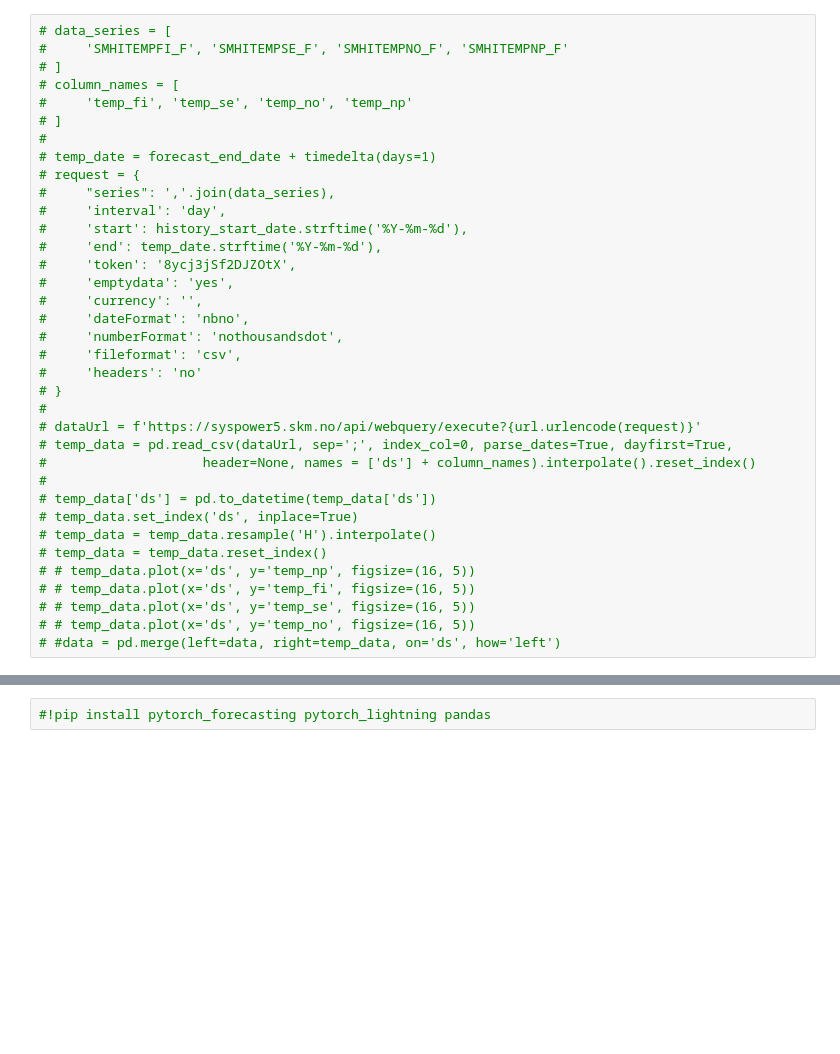
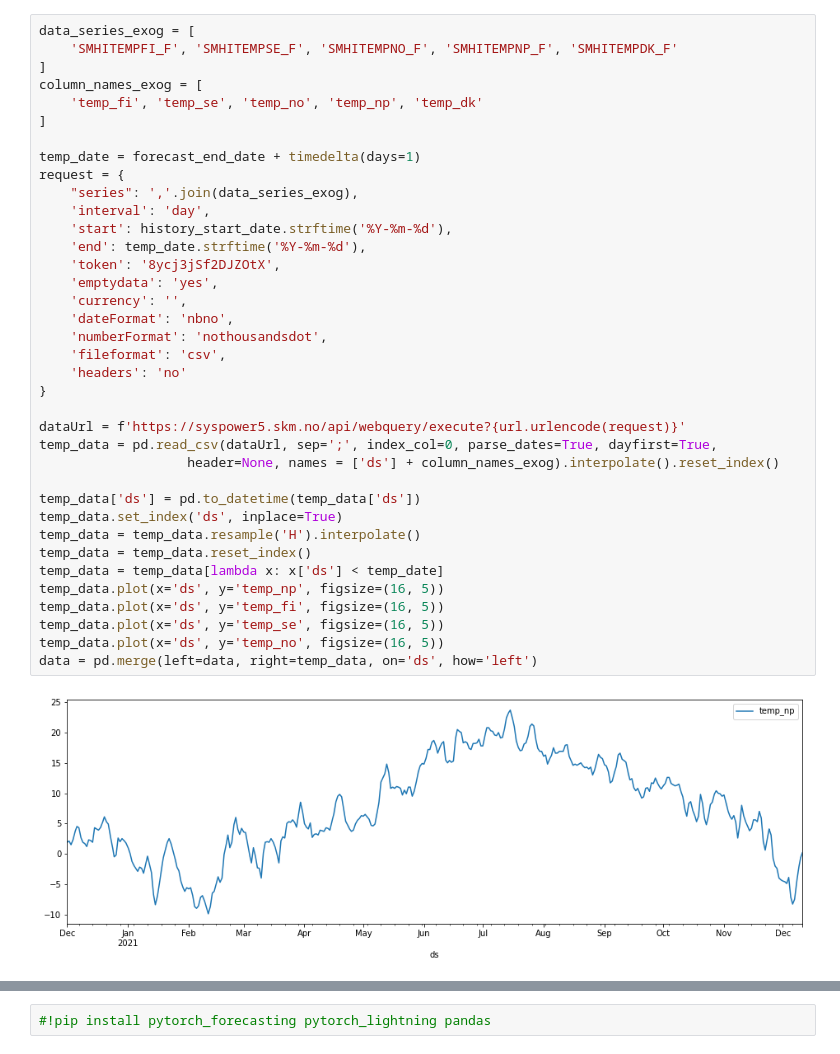
Before and after one commit to Skalolom/zone_cnp_forecasting, a Jupyter notebook: tft_forecasting_model.ipynb, the cells around one changed output, grey strips where cells are left out. Cells and saved outputs as stored; diff of their text form; blank space fills up the shorter version.

```diff
--- a/tft_forecasting_model.ipynb
+++ b/tft_forecasting_model.ipynb
@@ -85,36 +114,39 @@ data.tail(24)
 # %%
-# data_series = [
-#     'SMHITEMPFI_F', 'SMHITEMPSE_F', 'SMHITEMPNO_F', 'SMHITEMPNP_F'
-# ]
-# column_names = [
-#     'temp_fi', 'temp_se', 'temp_no', 'temp_np'
-# ]
-#
-# temp_date = forecast_end_date + timedelta(days=1)
-# request = {
-#     "series": ','.join(data_series),
-#     'interval': 'day',
-#     'start': history_start_date.strftime('%Y-%m-%d'),
-#     'end': temp_date.strftime('%Y-%m-%d'),
-#     'token': '8ycj3jSf2DJZOtX',
-#     'emptydata': 'yes',
-#     'currency': '',
-#     'dateFormat': 'nbno',
-#     'numberFormat': 'nothousandsdot',
-#     'fileformat': 'csv',
-#     'headers': 'no'
-# }
-#
-# dataUrl = f'https://syspower5.skm.no/api/webquery/execute?{url.urlencode(request)}'
-# temp_data = pd.read_csv(dataUrl, sep=';', index_col=0, parse_dates=True, dayfirst=True,
-#                    header=None, names = ['ds'] + column_names).interpolate().reset_index()
-#
-# temp_data['ds'] = pd.to_datetime(temp_data['ds'])
-# temp_data.set_index('ds', inplace=True)
-# temp_data = temp_data.resample('H').interpolate()
-# temp_data = temp_data.reset_index()
-# # temp_data.plot(x='ds', y='temp_np', figsize=(16, 5))
-# # temp_data.plot(x='ds', y='temp_fi', figsize=(16, 5))
-# # temp_data.plot(x='ds', y='temp_se', figsize=(16, 5))
-# # temp_data.plot(x='ds', y='temp_no', figsize=(16, 5))
-# #data = pd.merge(left=data, right=temp_data, on='ds', how='left')
+data_series_exog = [
+    'SMHITEMPFI_F', 'SMHITEMPSE_F', 'SMHITEMPNO_F', 'SMHITEMPNP_F', 'SMHITEMPDK_F'
+]
+column_names_exog = [
+    'temp_fi', 'temp_se', 'temp_no', 'temp_np', 'temp_dk'
+]
+
+temp_date = forecast_end_date + timedelta(days=1)
+request = {
+    "series": ','.join(data_series_exog),
+    'interval': 'day',
+    'start': history_start_date.strftime('%Y-%m-%d'),
+    'end': temp_date.strftime('%Y-%m-%d'),
+    'token': '8ycj3jSf2DJZOtX',
+    'emptydata': 'yes',
+    'currency': '',
+    'dateFormat': 'nbno',
+    'numberFormat': 'nothousandsdot',
+    'fileformat': 'csv',
+    'headers': 'no'
+}
+
+dataUrl = f'https://syspower5.skm.no/api/webquery/execute?{url.urlencode(request)}'
+temp_data = pd.read_csv(dataUrl, sep=';', index_col=0, parse_dates=True, dayfirst=True,
+                   header=None, names = ['ds'] + column_names_exog).interpolate().reset_index()
+
+temp_data['ds'] = pd.to_datetime(temp_data['ds'])
+temp_data.set_index('ds', inplace=True)
+temp_data = temp_data.resample('H').interpolate()
+temp_data = temp_data.reset_index()
+temp_data = temp_data[lambda x: x['ds'] < temp_date]
+temp_data.plot(x='ds', y='temp_np', figsize=(16, 5))
+temp_data.plot(x='ds', y='temp_fi', figsize=(16, 5))
+temp_data.plot(x='ds', y='temp_se', figsize=(16, 5))
+temp_data.plot(x='ds', y='temp_no', figsize=(16, 5))
+data = pd.merge(left=data, right=temp_data, on='ds', how='left')
+# %% [output]
+[figure, added]
```
Also changed, not shown: parts of 23 cells of this notebook, 1 other file.
